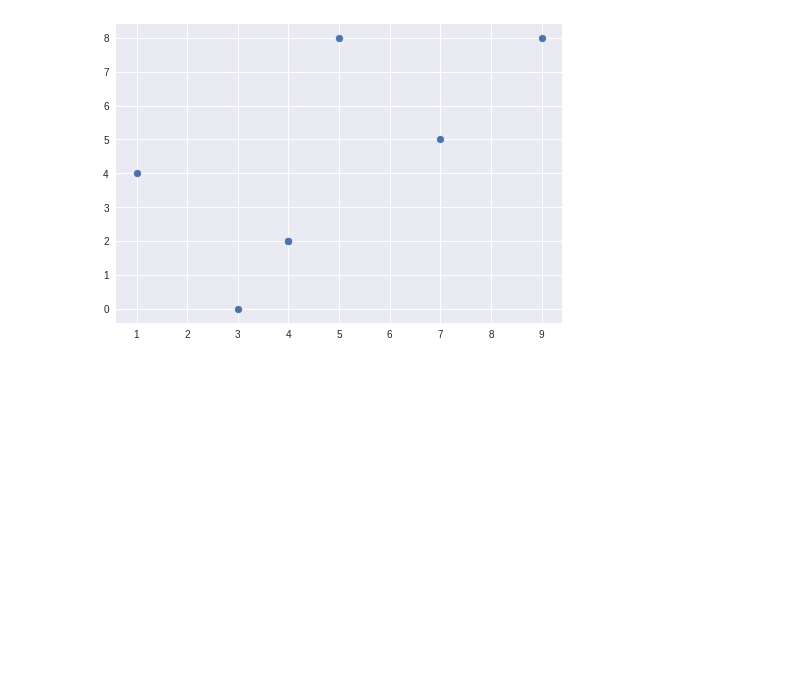
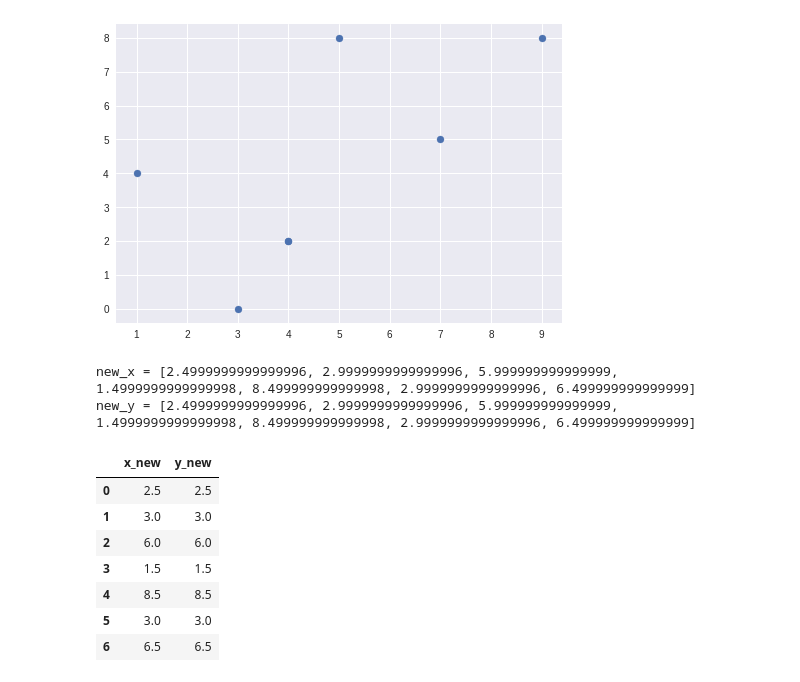
Before and after one commit to bloominstituteoftechnology/DS-Unit-1-Sprint-4-Linear-Algebra, a Jupyter notebook: Intermediate_Linear_Algebra_Assignment.ipynb, the cells around one changed output. Cells and saved outputs as stored; diff of their text form; code cells hidden in the pictures; blank space fills up the shorter version.

```diff
--- a/Intermediate_Linear_Algebra_Assignment.ipynb
+++ b/Intermediate_Linear_Algebra_Assignment.ipynb
@@ -671,0 +679,27 @@ def linear_proj(x,y):
+# %%
+x = [1, 4, 7, 3, 9, 4, 5 ]
+y = [4, 2, 5, 0, 8, 2, 8]
+sqrt_2 = 2**(0.5)
+ref_vector = [1./sqrt_2,1./sqrt_2]
+new_x, new_y = linear_proj(x,y,ref_vector)
+print("new_x = {}".format(new_x))
+print("new_y = {}".format(new_y))
+# %% [output]
+new_x = [2.4999999999999996, 2.9999999999999996, 5.999999999999999, 1.4999999999999998, 8.499999999999998, 2.9999999999999996, 6.499999999999999]
+new_y = [2.4999999999999996, 2.9999999999999996, 5.999999999999999, 1.4999999999999998, 8.499999999999998, 2.9999999999999996, 6.499999999999999]
+# %%
+x_new = [2.4999999999999996, 2.9999999999999996, 5.999999999999999, 1.4999999999999998, 8.499999999999998, 2.9999999999999996, 6.499999999999999]
+y_new = [2.4999999999999996, 2.9999999999999996, 5.999999999999999, 1.4999999999999998, 8.499999999999998, 2.9999999999999996, 6.499999999999999]
+data_1 = {"x_new": x_new, "y_new": y_new}
+df_1 = pd.DataFrame(data_1)
+# %%
+df_1
+# %% [output]
+|  | x_new | y_new |
+| 0 | 2.5 | 2.5 |
+| 1 | 3.0 | 3.0 |
+| 2 | 6.0 | 6.0 |
+| 3 | 1.5 | 1.5 |
+| 4 | 8.5 | 8.5 |
+| 5 | 3.0 | 3.0 |
+| 6 | 6.5 | 6.5 |
```
Also changed, not shown: parts of 3 cells of this notebook.
